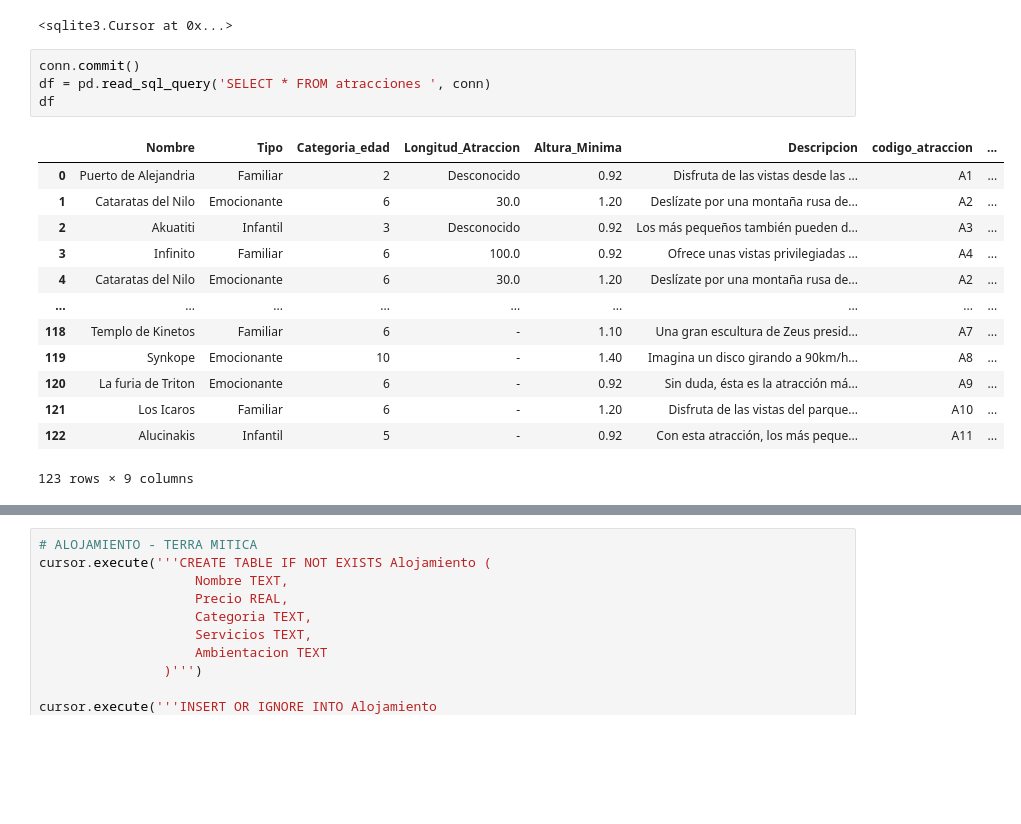
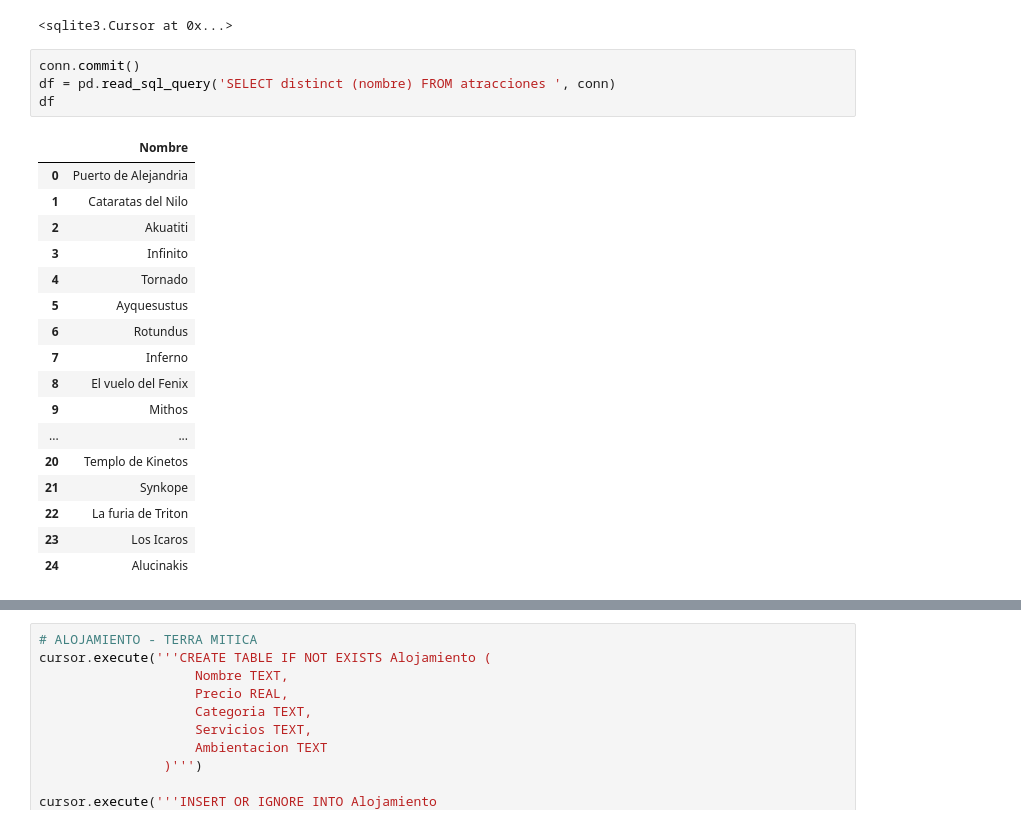
Before and after one commit to mankolepanto/team_challenge_2, a Jupyter notebook: Ejercicio_Modelo_BD/insert_alberto.ipynb, the cells around one changed output, grey strips where cells are left out. Cells and saved outputs as stored; diff of their text form; blank space fills up the shorter version.

```diff
--- a/Ejercicio_Modelo_BD/insert_alberto.ipynb
+++ b/Ejercicio_Modelo_BD/insert_alberto.ipynb
@@ -326,19 +326,23 @@ cursor.execute('''INSERT OR IGNORE INTO Atracciones
 <sqlite3.Cursor at 0x...>
 # %%
 conn.commit()
-df = pd.read_sql_query('SELECT * FROM atracciones ', conn)
+df = pd.read_sql_query('SELECT distinct (nombre) FROM atracciones ', conn)
 df
 # %% [output]
-|  | Nombre | Tipo | Categoria_edad | Longitud_Atraccion | Altura_Minima | Descripcion | codigo_atraccion | ... |
-| 0 | Puerto de Alejandria | Familiar | 2 | Desconocido | 0.92 | Disfruta de las vistas desde las ... | A1 | ... |
-| 1 | Cataratas del Nilo | Emocionante | 6 | 30.0 | 1.20 | Deslízate por una montaña rusa de... | A2 | ... |
-| 2 | Akuatiti | Infantil | 3 | Desconocido | 0.92 | Los más pequeños también pueden d... | A3 | ... |
-| 3 | Infinito | Familiar | 6 | 100.0 | 0.92 | Ofrece unas vistas privilegiadas ... | A4 | ... |
-| 4 | Cataratas del Nilo | Emocionante | 6 | 30.0 | 1.20 | Deslízate por una montaña rusa de... | A2 | ... |
-| ... | ... | ... | ... | ... | ... | ... | ... | ... |
-| 118 | Templo de Kinetos | Familiar | 6 | - | 1.10 | Una gran escultura de Zeus presid... | A7 | ... |
-| 119 | Synkope | Emocionante | 10 | - | 1.40 | Imagina un disco girando a 90km/h... | A8 | ... |
-| 120 | La furia de Triton | Emocionante | 6 | - | 0.92 | Sin duda, ésta es la atracción má... | A9 | ... |
-| 121 | Los Icaros | Familiar | 6 | - | 1.20 | Disfruta de las vistas del parque... | A10 | ... |
-| 122 | Alucinakis | Infantil | 5 | - | 0.92 | Con esta atracción, los más peque... | A11 | ... |
+|  | Nombre |
+| 0 | Puerto de Alejandria |
+| 1 | Cataratas del Nilo |
+| 2 | Akuatiti |
+| 3 | Infinito |
+| 4 | Tornado |
+| 5 | Ayquesustus |
+| 6 | Rotundus |
+| 7 | Inferno |
+| 8 | El vuelo del Fenix |
+| 9 | Mithos |
+| ... | ... |
+| 20 | Templo de Kinetos |
+| 21 | Synkope |
+| 22 | La furia de Triton |
+| 23 | Los Icaros |
+| 24 | Alucinakis |
-123 rows × 9 columns
```
Also changed, not shown: parts of 3 cells of this notebook, 5 other files.
